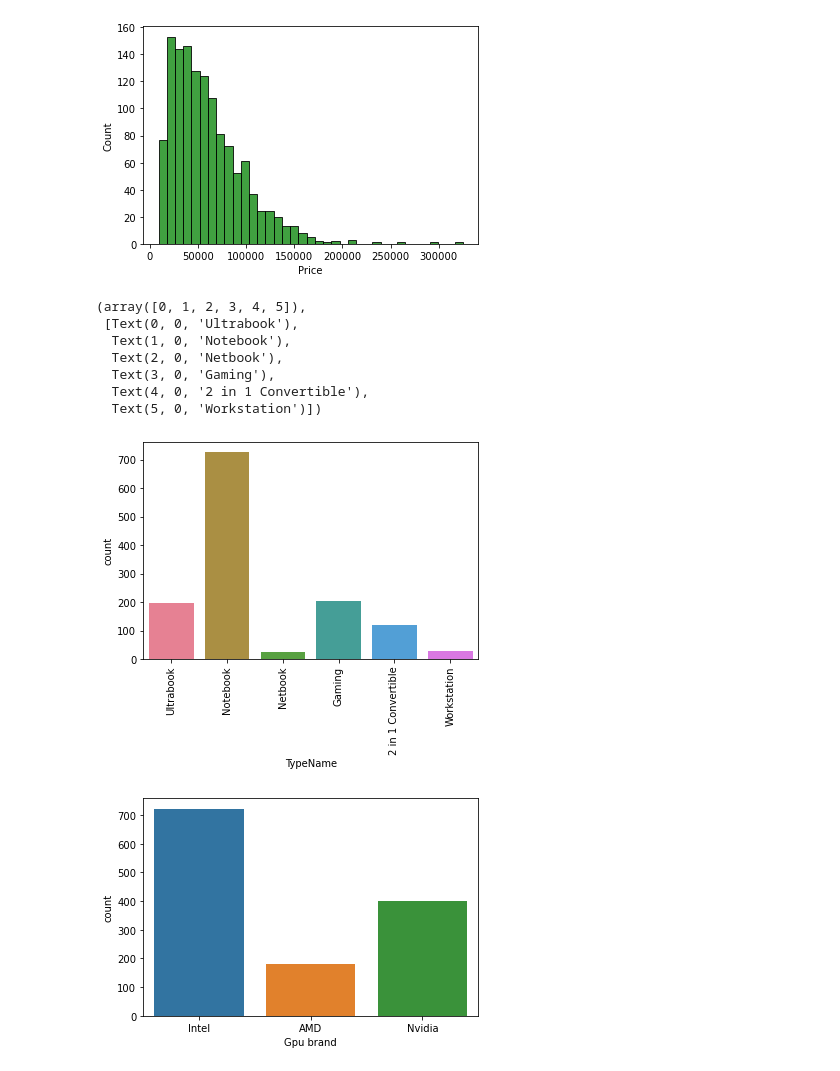
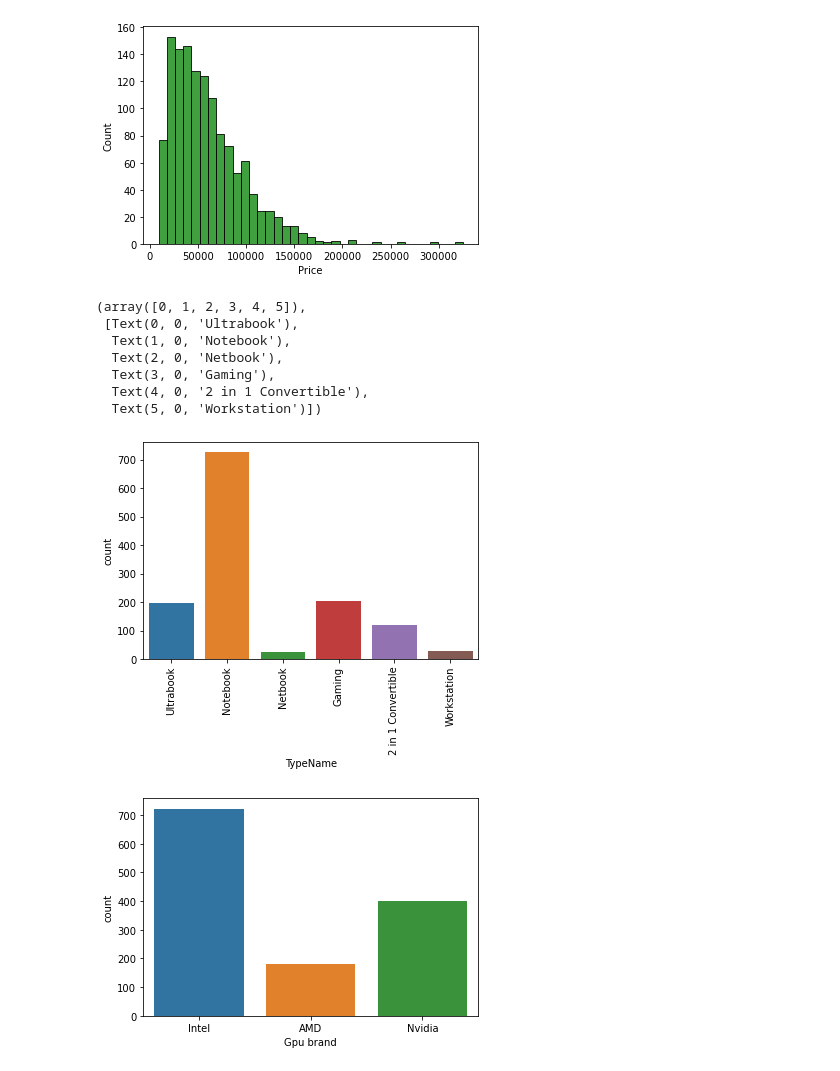
Before and after one commit to SalithaEkanayaka123/ML_Assignment2_IT19121048_IT19086408_IT19099514_IT19104690-1, a Jupyter notebook: machine-learning-assignment2.ipynb, the cells around one changed output. Cells and saved outputs as stored; diff of their text form; code cells hidden in the pictures.

Commit message:
COMMIT: Colors updated in graphs.

```diff
--- a/machine-learning-assignment2.ipynb
+++ b/machine-learning-assignment2.ipynb
@@ -30,17 +30,17 @@ sn.histplot(data_df['Price'],color='green')
 [figure]
 # %%
 # Information related to various type of laptops.
-sn.countplot(data_df['TypeName'],palette='husl')
+sn.countplot(data_df['TypeName'])
 plt.xticks(rotation = 'vertical')
 # %% [output]
 (array([0, 1, 2, 3, 4, 5]),
  [Text(0, 0, 'Ultrabook'),
   Text(1, 0, 'Notebook'),
   Text(2, 0, 'Netbook'),
   Text(3, 0, 'Gaming'),
   Text(4, 0, '2 in 1 Convertible'),
   Text(5, 0, 'Workstation')])
-[figure, old version]
+[figure, new version]
 # %%
 # Plotting GPU manufacture information.
 sn.countplot(data_df['Gpu brand'])
```
